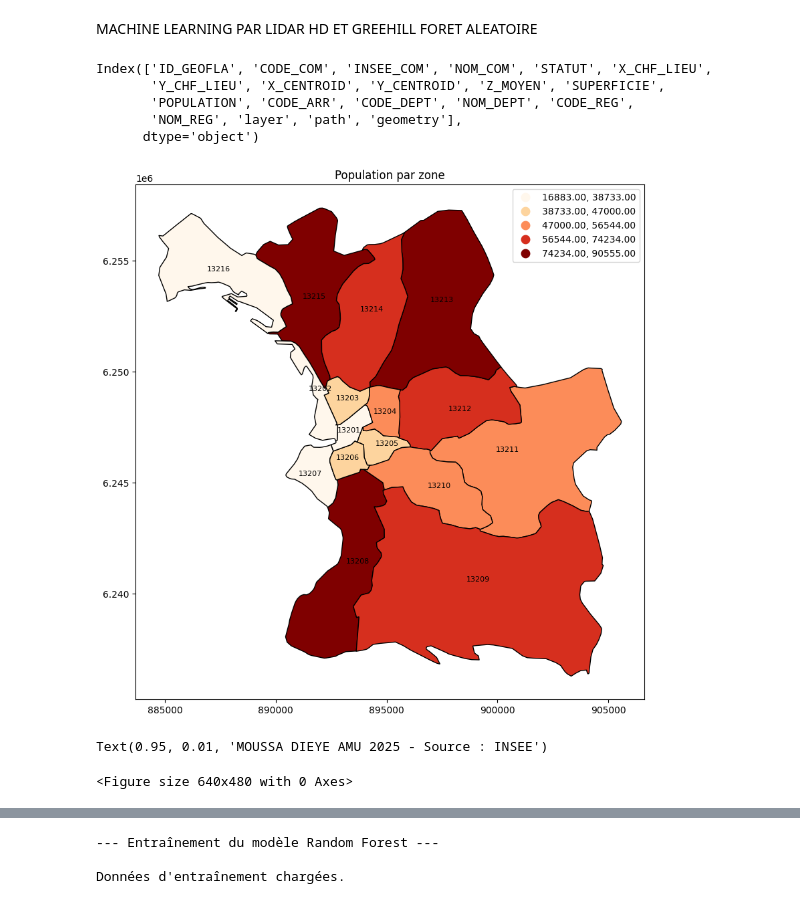
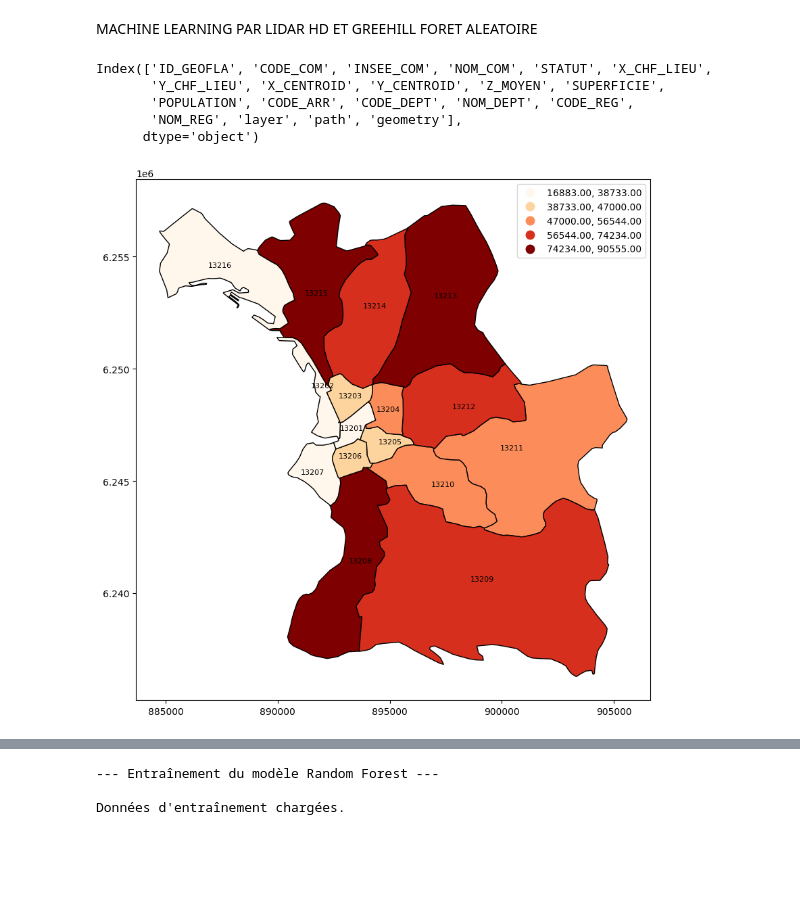
Before and after one commit to Moussadiey/DIEYE, a Jupyter notebook: RANDOM FOREST MODEL (2).ipynb, the cells around one changed output, grey strips where cells are left out. Saved outputs shown, nothing was run; the diff lists cells and outputs as text; code cells hidden in the pictures; blank space fills up the shorter version.

```diff
--- a/RANDOM FOREST MODEL (2).ipynb
+++ b/RANDOM FOREST MODEL (2).ipynb
@@ -5,44 +3,35 @@ MACHINE LEARNING PAR LIDAR HD ET GREEHILL FORET ALEATOIRE
 # %%
 import pandas as pd
 import numpy as np
 import matplotlib.pyplot as plt
 import geopandas as gpd
-
+import folium
 # 1) Lire le fichier CSV d'entraînement
 train_data_path = "/content/ville de marseille.shp"
 df_train = gpd.read_file(train_data_path, sep=";")
 print(df_train.columns)
 
 fig, ax = plt.subplots(figsize=(10, 10))
 
+
+
 df_train.plot(
     column='POPULATION',
     cmap='OrRd',
-    scheme='quantiles',
     legend=True,
+    scheme='quantiles',   # 🔥 important
+    k=5,                  # nombre de classes
     ax=ax,
     edgecolor='black'
 )
 for idx, row in df_train.iterrows():
     point = row.geometry.representative_point()
     ax.text(point.x, point.y, row['INSEE_COM'], fontsize=8, ha='center')
-plt.title("Population par zone")
 plt.show()
-
-
-plt.figtext(
-    0.95, 0.01,
-    "MOUSSA DIEYE AMU 2025 - Source : INSEE",
-    ha='right',
-    fontsize=9,
-    color='gray'
-)
 # %% [output]
 Index(['ID_GEOFLA', 'CODE_COM', 'INSEE_COM', 'NOM_COM', 'STATUT', 'X_CHF_LIEU',
        'Y_CHF_LIEU', 'X_CENTROID', 'Y_CENTROID', 'Z_MOYEN', 'SUPERFICIE',
        'POPULATION', 'CODE_ARR', 'CODE_DEPT', 'NOM_DEPT', 'CODE_REG',
        'NOM_REG', 'layer', 'path', 'geometry'],
       dtype='object')
-[figure, old version]
+[figure, new version]
-Text(0.95, 0.01, 'MOUSSA DIEYE AMU 2025 - Source : INSEE')
-<Figure size 640x480 with 0 Axes>
```
Also changed, not shown: parts of 2 cells of this notebook.
